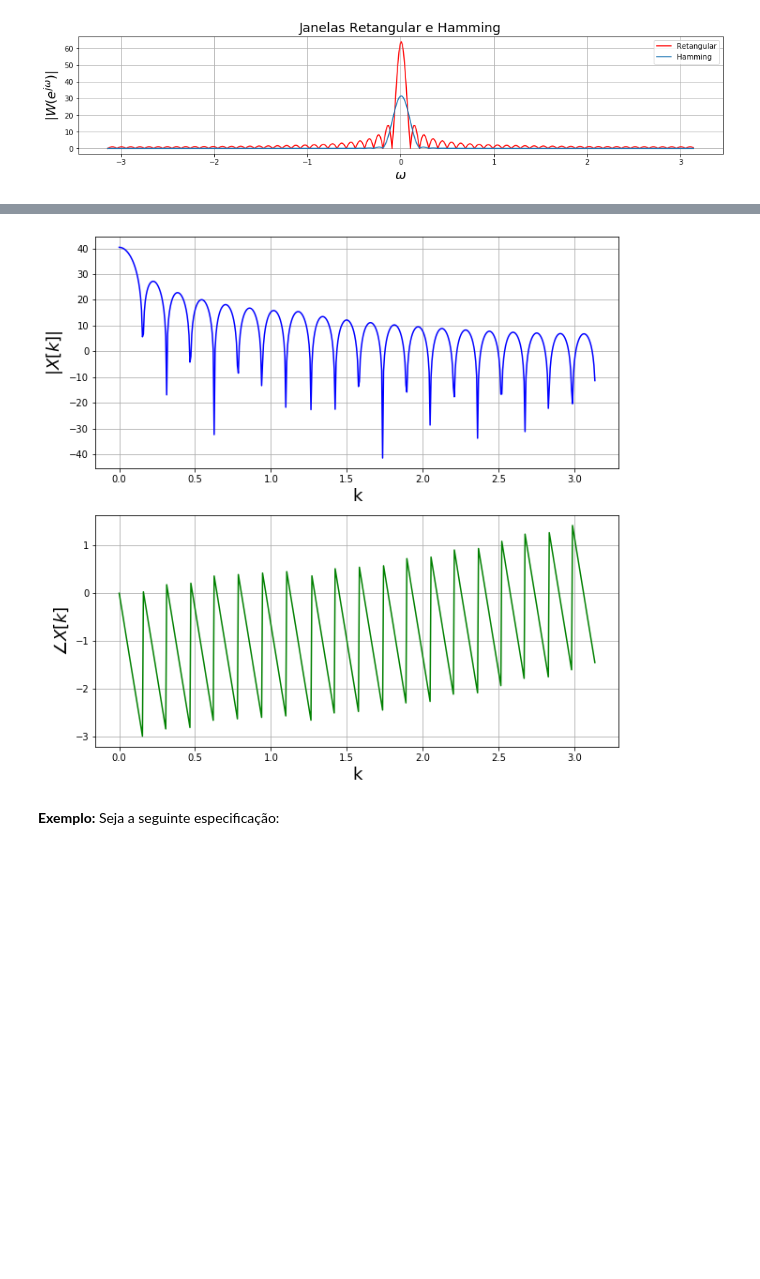
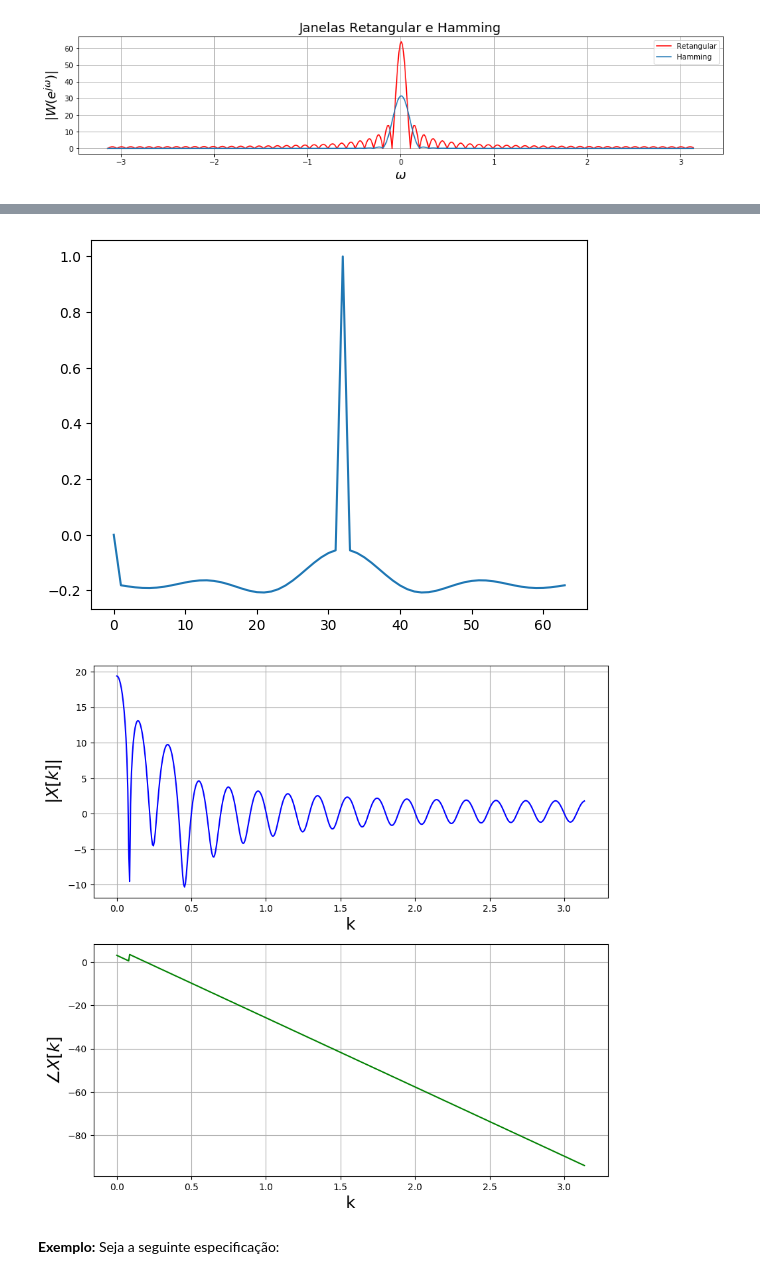
Before and after one commit to ecandeia/PDS, a Jupyter notebook: Filtros/FIR.ipynb, the cells around one changed output, grey strips where cells are left out. Saved outputs shown, nothing was run; the diff lists cells and outputs as text; code cells hidden in the pictures; blank space fills up the shorter version.

```diff
--- a/Filtros/FIR.ipynb
+++ b/Filtros/FIR.ipynb
@@ -243,47 +245,71 @@ Observe que a resposta em frequência da janela da Hamming descresce mais suvame
 
 **Exemplo:** Seja um filtro rejeita-faixas com $M = 80$, $\Omega_1 = 2.000 rad/s$, $\Omega_2 = 4.000 rad/s$ e $\Omega_s = 10.000 rad/s$.
 # %%
+## Este código está incorreto!
+## 26 de abril de 2024
+
 import numpy as np
 import scipy as scp
 import matplotlib.pyplot as plt
 from scipy import signal
 systems = ['Windows', 'macOS', 'Linux']
 
-M = 80
+M = 64
 
-Omega_1 = 2000
-Omega_2 = 4000
-Omega_s = 10000
+Omega_1 = 2*np.pi*4000#1000
+Omega_2 = 2*np.pi*6000#200
+Omega_s = 2*np.pi*10000#10000
 
-w1 = Omega_1*2*np.pi/Omega_s
-w2 = Omega_2*2*np.pi/Omega_2
+w1 = Omega_1/Omega_s
+w2 = Omega_2/Omega_s
 
-h0  = 1 - (w1 -w2)/np.pi
+#h0 = 2*w1
+h  = 1 - (w1 -w2)/np.pi
 
-haux = np.zeros(int(M/2))
-for n in range (1,int(M/2)):
-    haux[n] = (np.sin(w1*n) - np.sin(w2)*n)/(np.pi*n)
+haux = np.zeros(int(M))
+i=1
+for n in range (-int(M/2)+1,int(M/2)):
+    if (n == 0):
+        haux[i] = h0
+    else:
+         #haux[i] = 2*w1*np.sin(n*w1)/(n*w1)
+         haux[i] = (np.sin(w1*n) - np.sin(w2)*n)/(np.pi*n)
+    i = i+1
 
 
-h = haux[::-1] + h0 + haux
+# Rejeita faixa
+#h0 = 2*(w2 - w1)
+
+#for n in range (1,int(M/2)):
+#    haux[n] = 2*(w2)*(np.sin(w2*n)/(w2*n)) - 2*(w1)*(np.sin(w1*n)/(w1*n))
+    #haux[n] = (1/(n*np.pi))*(np.sin(w1*n) - np.sin(w2*n))
+
+# = haux[::-1] + h0 + haux
+h = haux
+hmax = max(h)
+
+#h = h/hmax
+
+plt.plot(h)
 
 w, Hk = signal.freqz(h)
 
 fig,ax=plt.subplots(2)
 fig.set_size_inches((10,10))
 
 ax[0].plot(w, 20 * np.log10(abs(Hk)), 'b')
 ax[0].set_xlabel('k',fontsize=18)
 ax[0].set_ylabel(r'$|X[k]|$',fontsize=18)
 ax[0].grid()
 
 angles = np.unwrap(np.angle(Hk))
 ax[1].plot(w, angles, 'g')
 ax[1].set_xlabel('k',fontsize=18)
 ax[1].set_ylabel(r'$\angle X[k]$',fontsize=18)
 ax[1].grid()
 # %% [output]
-[figure, old version]
+[figure, new version]
+[figure, added]
 # %% [markdown]
 **Exemplo:** Seja a seguinte especificação:
 # %%
```
Also changed, not shown: parts of 4 cells of this notebook, 14 other files.
